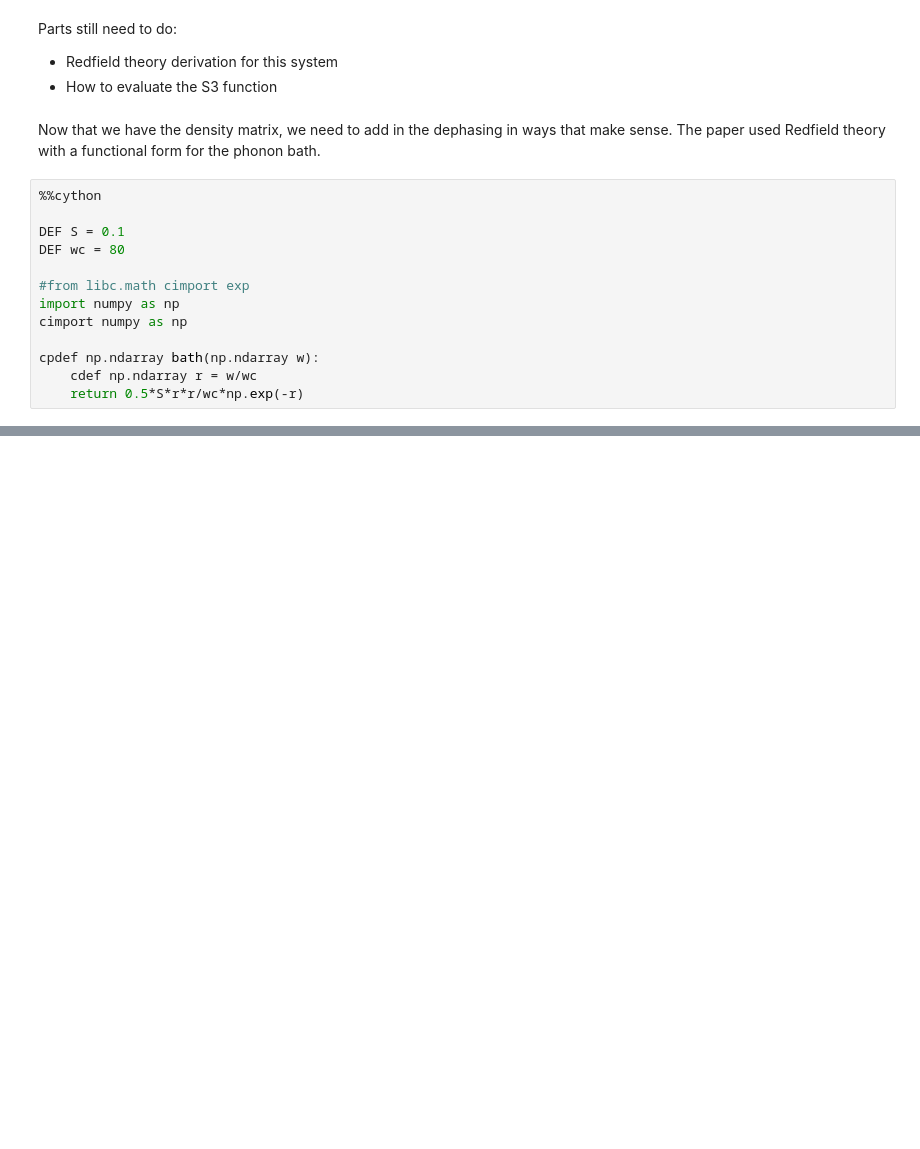
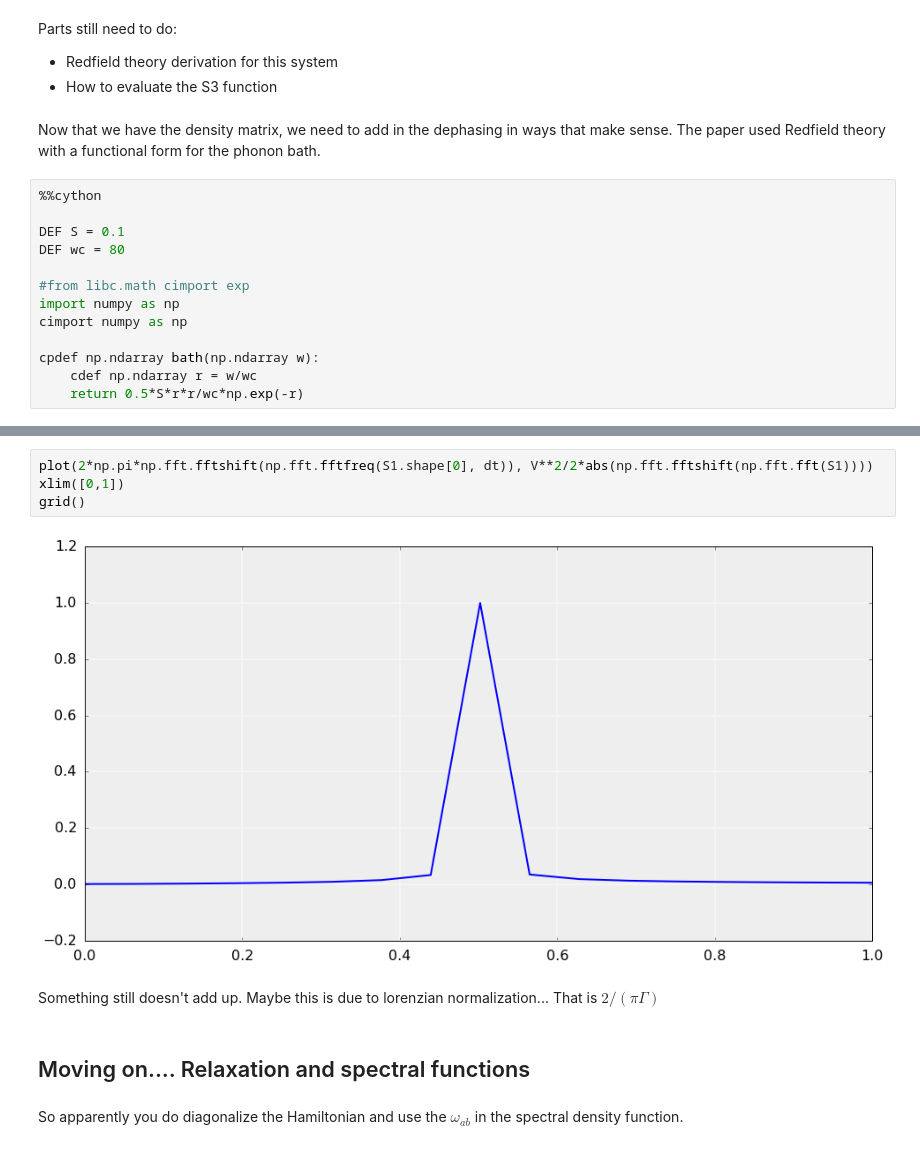
Before and after one commit to antonl/notebooks, a Jupyter notebook: Reproduce Pulleritz Paper.ipynb, the cells around one changed output, grey strips where cells are left out. Saved outputs shown, nothing was run; the diff lists cells and outputs as text; blank space fills up the shorter version.

```diff
--- a/Reproduce Pulleritz Paper.ipynb
+++ b/Reproduce Pulleritz Paper.ipynb
@@ -182,0 +369,12 @@ plt.rcParams['ytick.minor.pad'] = 10
+# %%
+plot(2*np.pi*np.fft.fftshift(np.fft.fftfreq(S1.shape[0], dt)), V**2/2*abs(np.fft.fftshift(np.fft.fft(S1))))
+xlim([0,1])
+grid()
+# %% [output]
+[figure, added]
+# %% [markdown]
+Something still doesn't add up. Maybe this is due to lorenzian normalization... That is $2/(\pi \Gamma)$
+# %% [markdown]
+## Moving on.... Relaxation and spectral functions
+# %% [markdown]
+So apparently you do diagonalize the Hamiltonian and use the $\omega_{ab}$ in the spectral density function.
```
Also changed, not shown: parts of 30 cells of this notebook.
